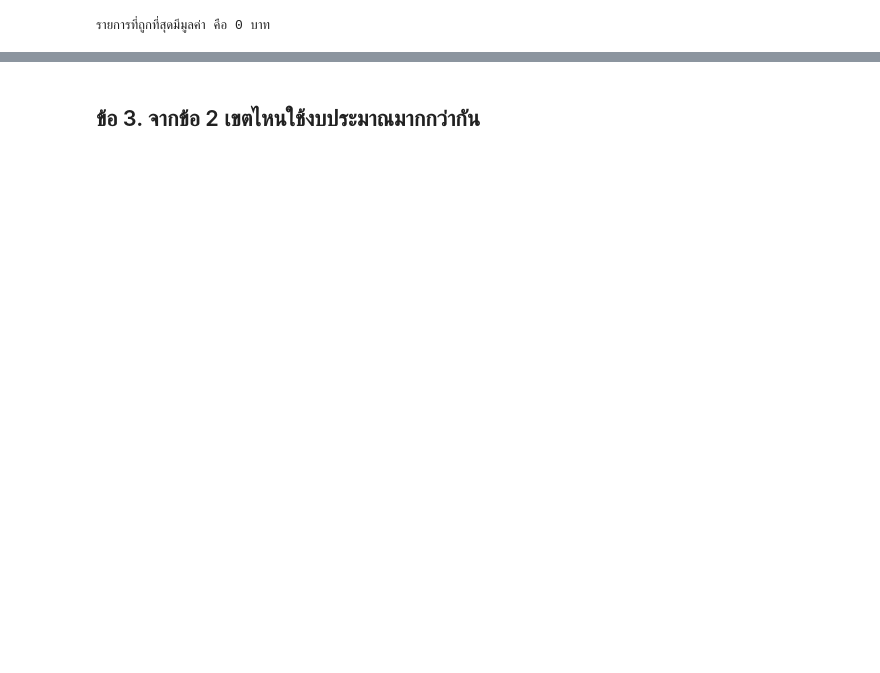
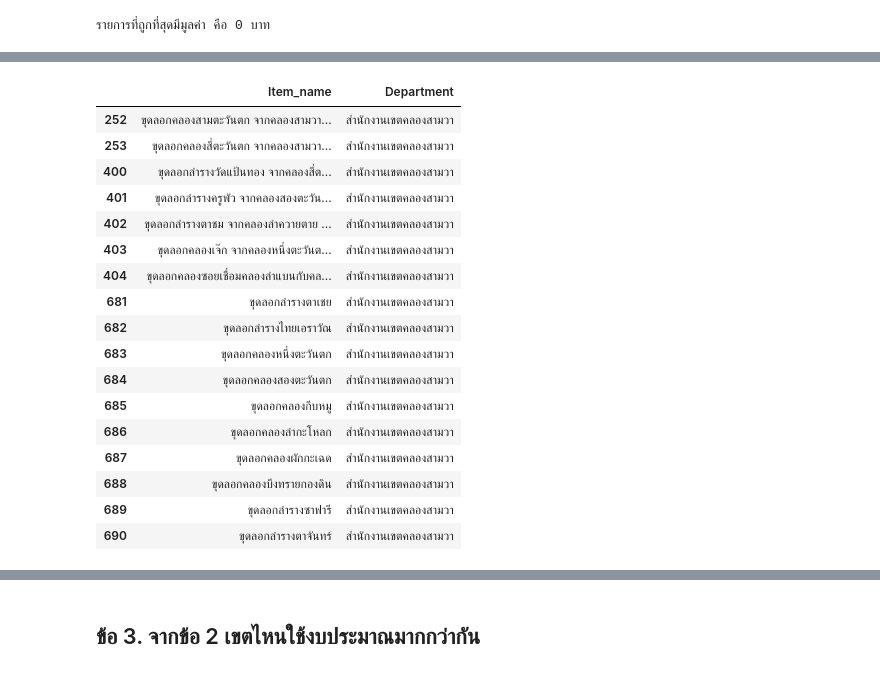
Before and after one commit to Ratchanontt/python_dataviz2023, a Jupyter notebook: HomeWork.ipynb, the cells around one changed output, grey strips where cells are left out. Cells and saved outputs as stored; diff of their text form; code cells hidden in the pictures; blank space fills up the shorter version.

```diff
--- a/HomeWork.ipynb
+++ b/HomeWork.ipynb
@@ -426,0 +445,22 @@ MinValue_data
+# %%
+KlongSam = data1[data1['Department'] == 'สำนักงานเขตคลองสามวา'][['Item_name','Department']]
+KlongSam
+# %% [output]
+|  | Item_name | Department |
+| 252 | ขุดลอกคลองสามตะวันตก จากคลองสามวา... | สำนักงานเขตคลองสามวา |
+| 253 | ขุดลอกคลองสี่ตะวันตก จากคลองสามวา... | สำนักงานเขตคลองสามวา |
+| 400 | ขุดลอกลำรางวัดแป้นทอง จากคลองสี่ต... | สำนักงานเขตคลองสามวา |
+| 401 | ขุดลอกลำรางครูพัว จากคลองสองตะวัน... | สำนักงานเขตคลองสามวา |
+| 402 | ขุดลอกลำรางตาชม จากคลองลำควายตาย ... | สำนักงานเขตคลองสามวา |
+| 403 | ขุดลอกคลองเจ๊ก จากคลองหนึ่งตะวันต... | สำนักงานเขตคลองสามวา |
+| 404 | ขุดลอกคลองซอยเชื่อมคลองลำแบนกับคล... | สำนักงานเขตคลองสามวา |
+| 681 | ขุดลอกลำรางตาเชย | สำนักงานเขตคลองสามวา |
+| 682 | ขุดลอกลำรางไทยเอราวัณ | สำนักงานเขตคลองสามวา |
+| 683 | ขุดลอกคลองหนึ่งตะวันตก | สำนักงานเขตคลองสามวา |
+| 684 | ขุดลอกคลองสองตะวันตก | สำนักงานเขตคลองสามวา |
+| 685 | ขุดลอกคลองกีบหมู | สำนักงานเขตคลองสามวา |
+| 686 | ขุดลอกคลองลำกะโหลก | สำนักงานเขตคลองสามวา |
+| 687 | ขุดลอกคลองผักกะเฉด | สำนักงานเขตคลองสามวา |
+| 688 | ขุดลอกคลองบึงทรายกองดิน | สำนักงานเขตคลองสามวา |
+| 689 | ขุดลอกลำรางซาฟารี | สำนักงานเขตคลองสามวา |
+| 690 | ขุดลอกลำรางตาจันทร์ | สำนักงานเขตคลองสามวา |
```
Also changed, not shown: parts of 13 cells of this notebook.
